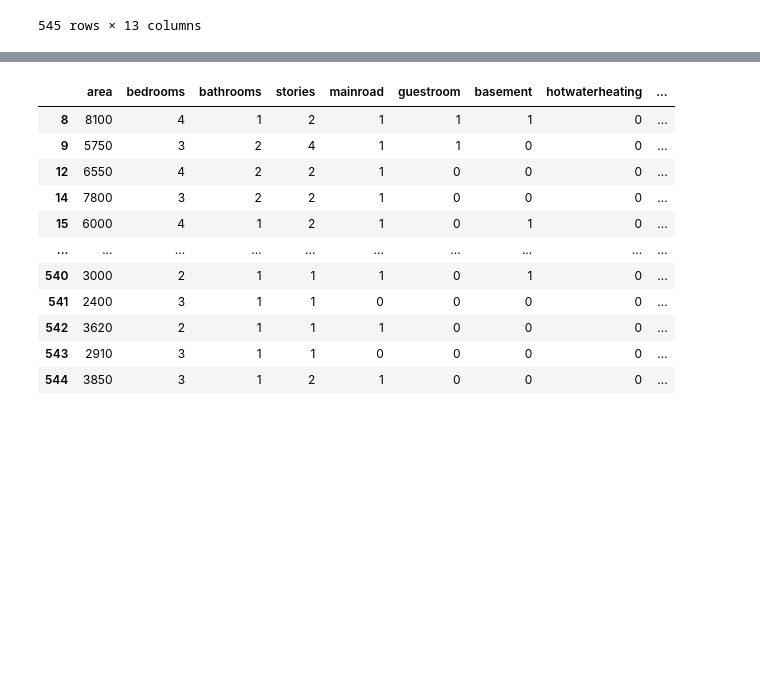
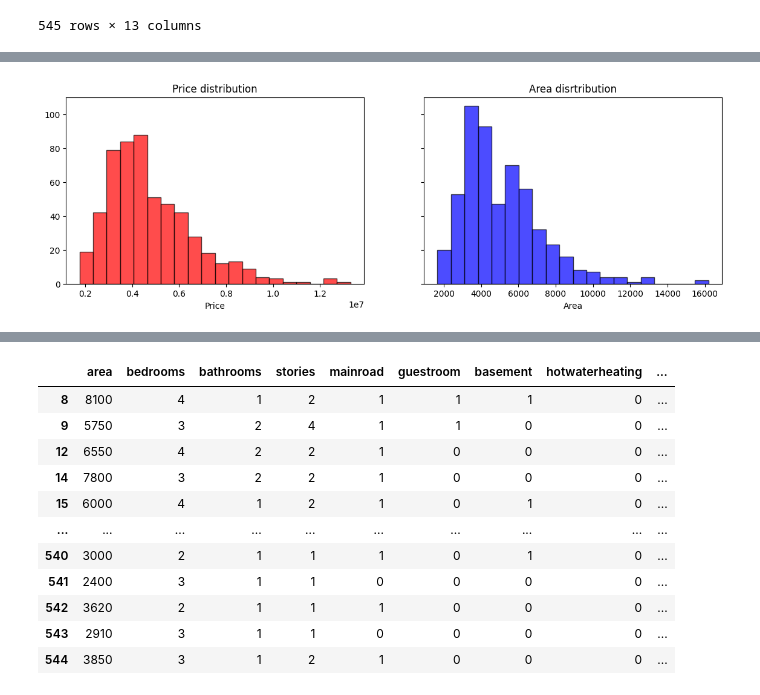
Before and after one commit to Pascal-Adrian/Sigmoid, a Jupyter notebook: InitialTask/TechTask.ipynb, the cells around one changed output, grey strips where cells are left out. Saved outputs shown, nothing was run; the diff lists cells and outputs as text; code cells hidden in the pictures; blank space fills up the shorter version.

```diff
--- a/InitialTask/TechTask.ipynb
+++ b/InitialTask/TechTask.ipynb
@@ -153 +170,14 @@ plt.show()
+# %%
+fig, axes = plt.subplots(nrows=1, ncols=2, figsize=(14, 4), sharey=True)
+plt.subplot(1, 2, 1)
+plt.hist(df['price'], bins=20, edgecolor='black', alpha=0.7, color='red')
+plt.title('Price distribution')
+plt.xlabel('Price')
+plt.subplot(1, 2, 2)
+plt.hist(df['area'], bins=20, edgecolor='black', alpha=0.7, color='blue')
+plt.title('Area disrtribution')
+plt.xlabel('Area')
+plt.show()
+# %% [output]
+[figure, added]
 # %%
```
Also changed, not shown: parts of 22 cells of this notebook, 2 other files.
